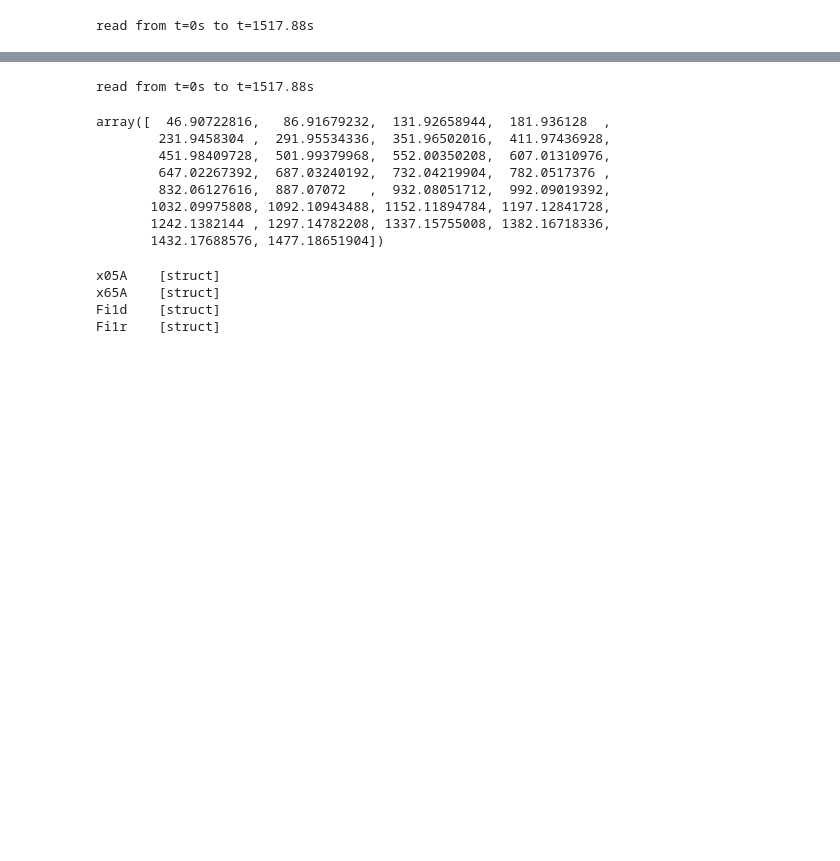
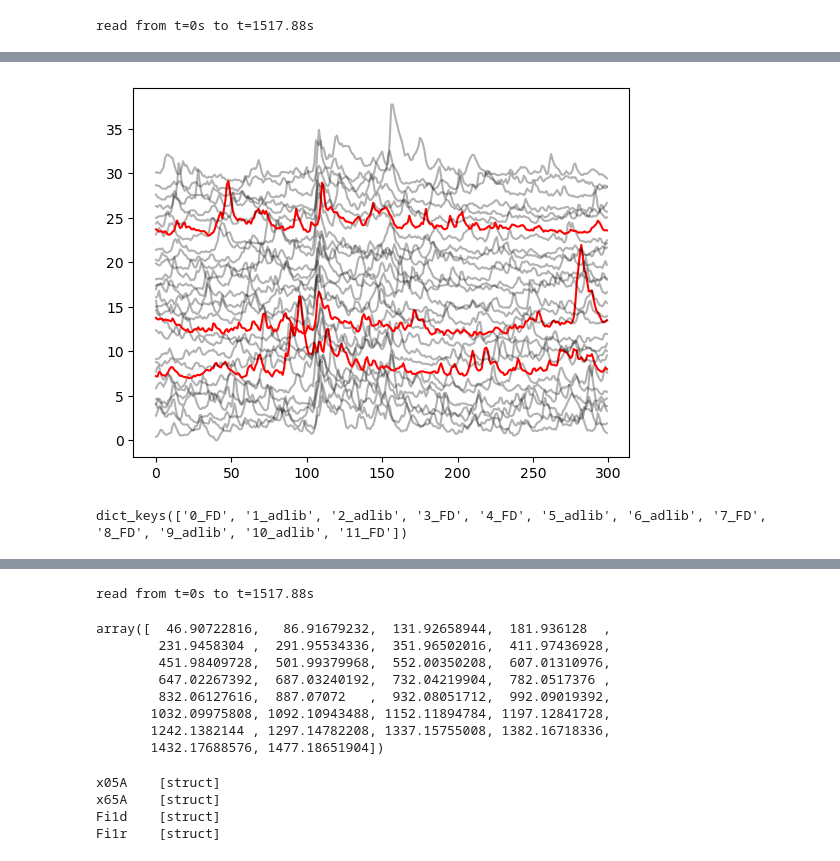
Before and after one commit to jaimemcc/time-averaged-da, a Jupyter notebook: notebooks/assemble_data.ipynb, the cells around one changed output, grey strips where cells are left out. Cells and saved outputs as stored; diff of their text form; code cells hidden in the pictures; blank space fills up the shorter version.

```diff
--- a/notebooks/assemble_data.ipynb
+++ b/notebooks/assemble_data.ipynb
@@ -78,0 +92,8 @@ df
+# %%
+snips_changing_baseline_fig(snips_dict["SVG135_FD"], highlights=[7, 12, 23])
+# %% [output]
+[figure, added]
+# %%
+snips_dict.keys()
+# %% [output]
+dict_keys(['0_FD', '1_adlib', '2_adlib', '3_FD', '4_FD', '5_adlib', '6_adlib', '7_FD', '8_FD', '9_adlib', '10_adlib', '11_FD'])
```
Also changed, not shown: parts of 12 cells of this notebook.
